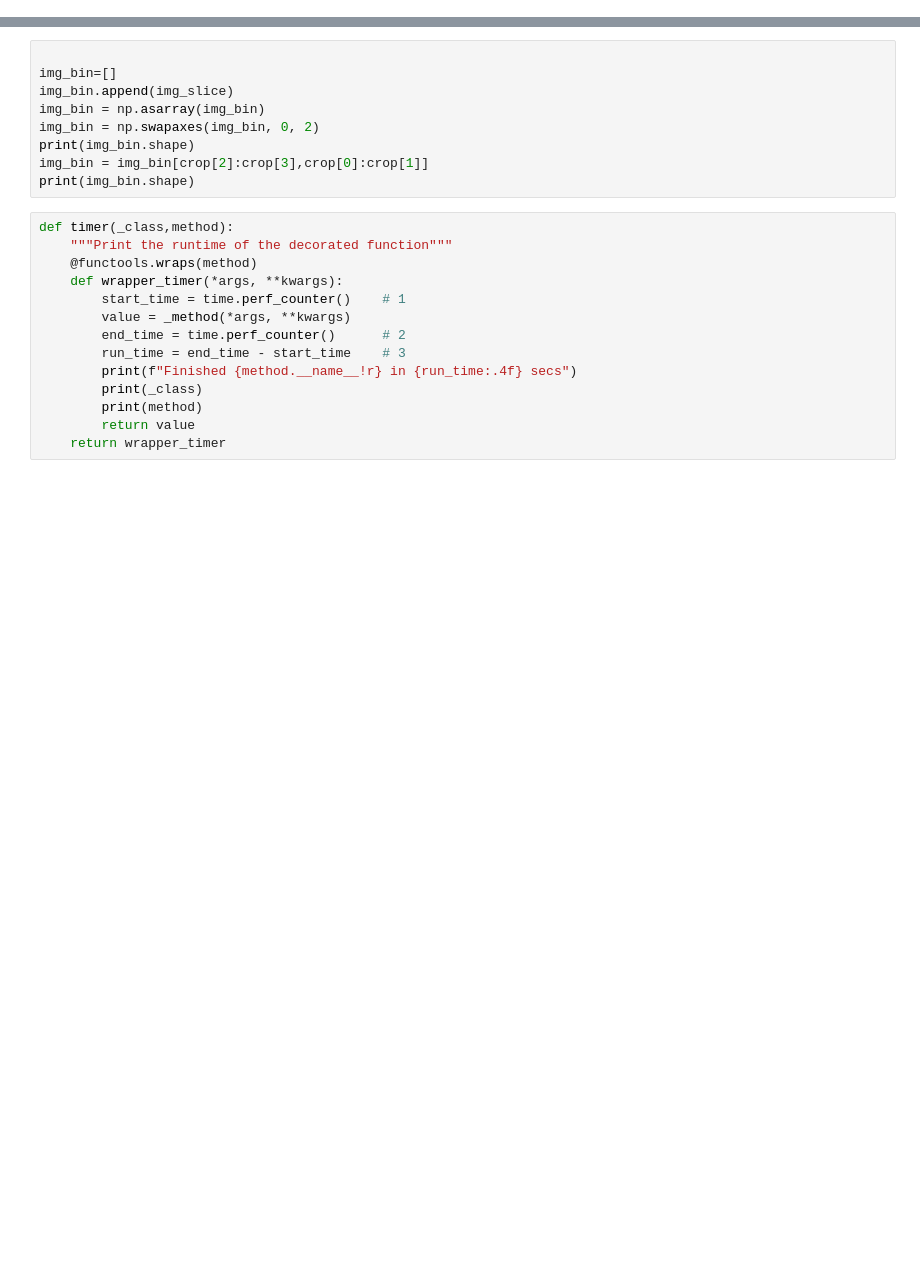
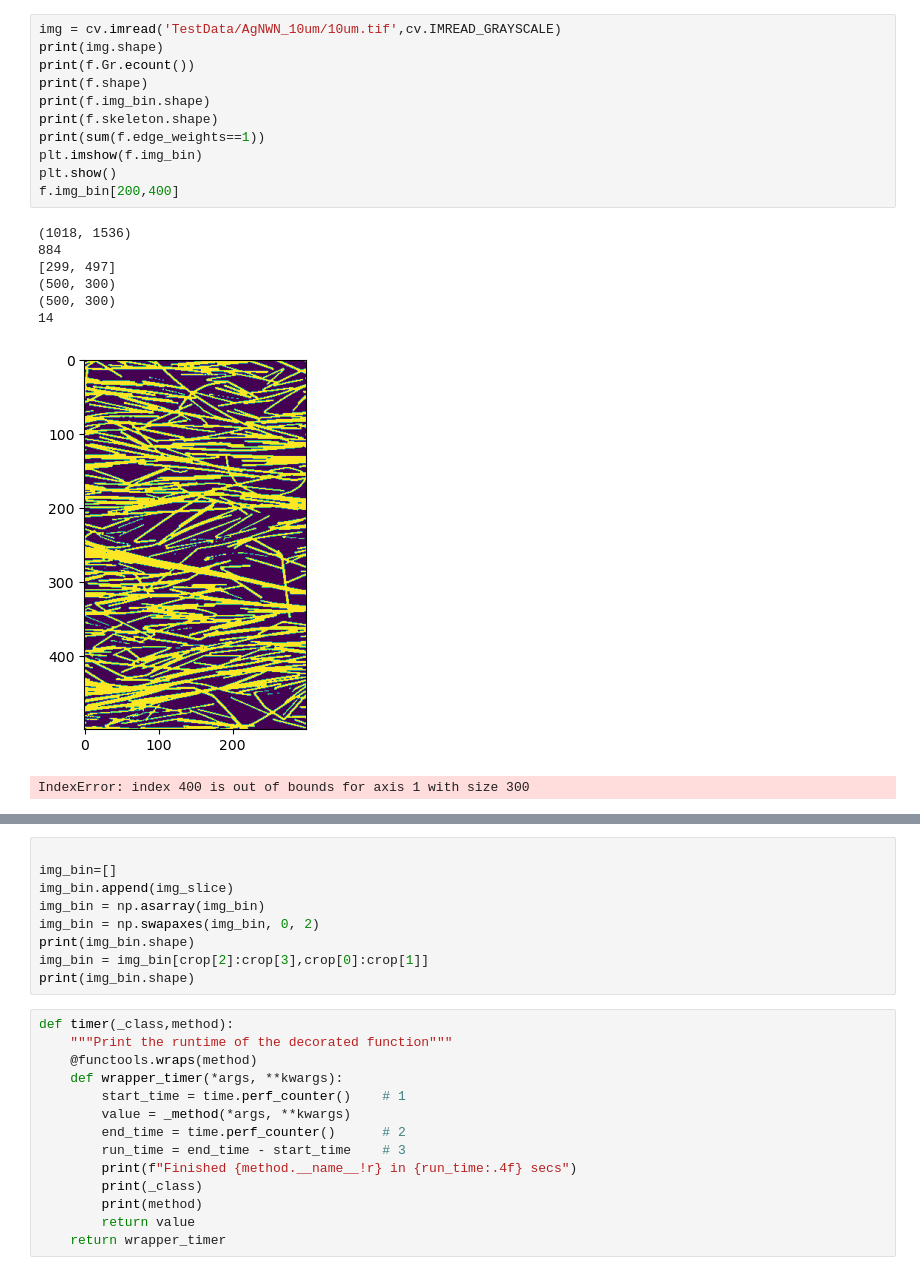
Before and after one commit to compass-stc/StructuralGT, a Jupyter notebook: StructuralGT/GraphObjects.ipynb, the cells around one changed output, grey strips where cells are left out. Cells and saved outputs as stored; diff of their text form; blank space fills up the shorter version.

```diff
--- a/StructuralGT/GraphObjects.ipynb
+++ b/StructuralGT/GraphObjects.ipynb
@@ -1,3 +1,23 @@
+# %%
+img = cv.imread('TestData/AgNWN_10um/10um.tif',cv.IMREAD_GRAYSCALE)
+print(img.shape)
+print(f.Gr.ecount())
+print(f.shape)
+print(f.img_bin.shape)
+print(f.skeleton.shape)
+print(sum(f.edge_weights==1))
+plt.imshow(f.img_bin)
+plt.show()
+f.img_bin[200,400]
+# %% [output]
+(1018, 1536)
+884
+[299, 497]
+(500, 300)
+(500, 300)
+14
+[figure, added]
+IndexError: index 400 is out of bounds for axis 1 with size 300
 # %%
 #Draft
 import numpy as np
```
Also changed, not shown: parts of 8 cells of this notebook, 1 other file.
